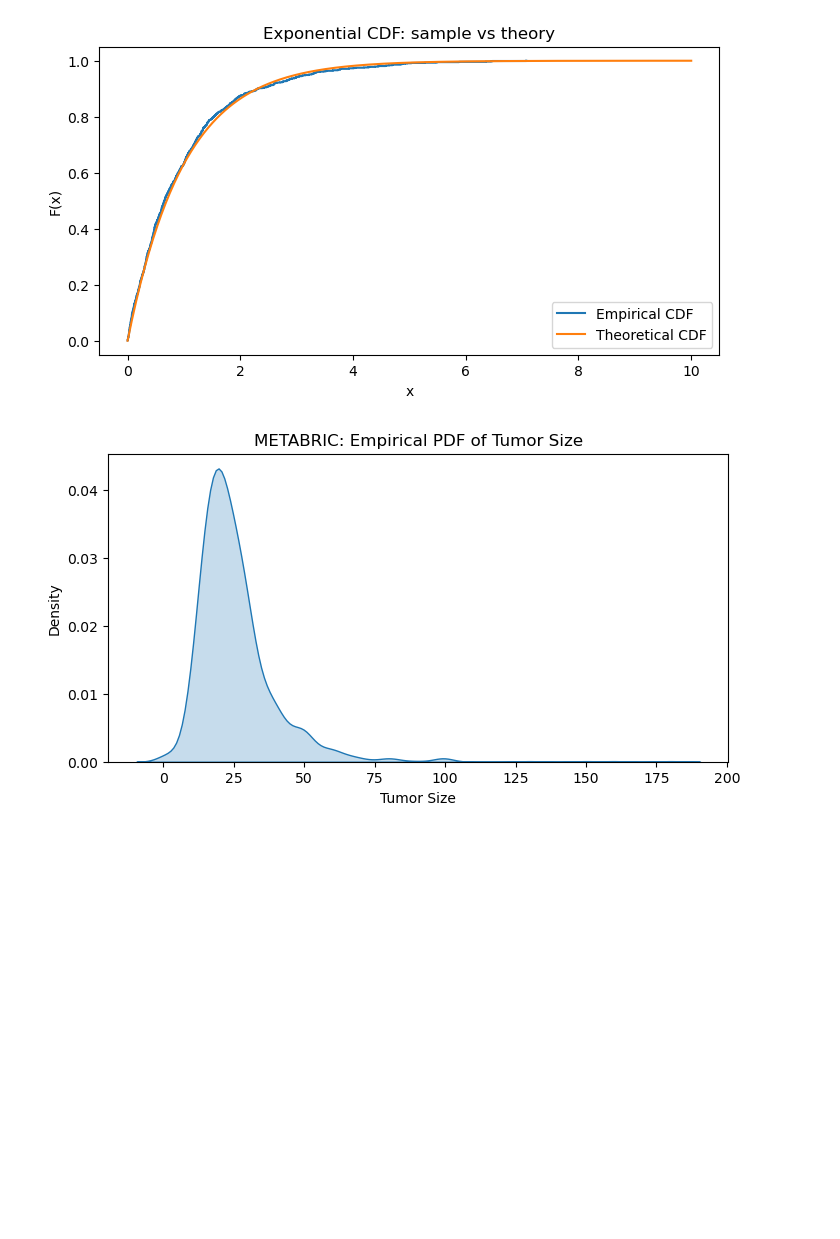
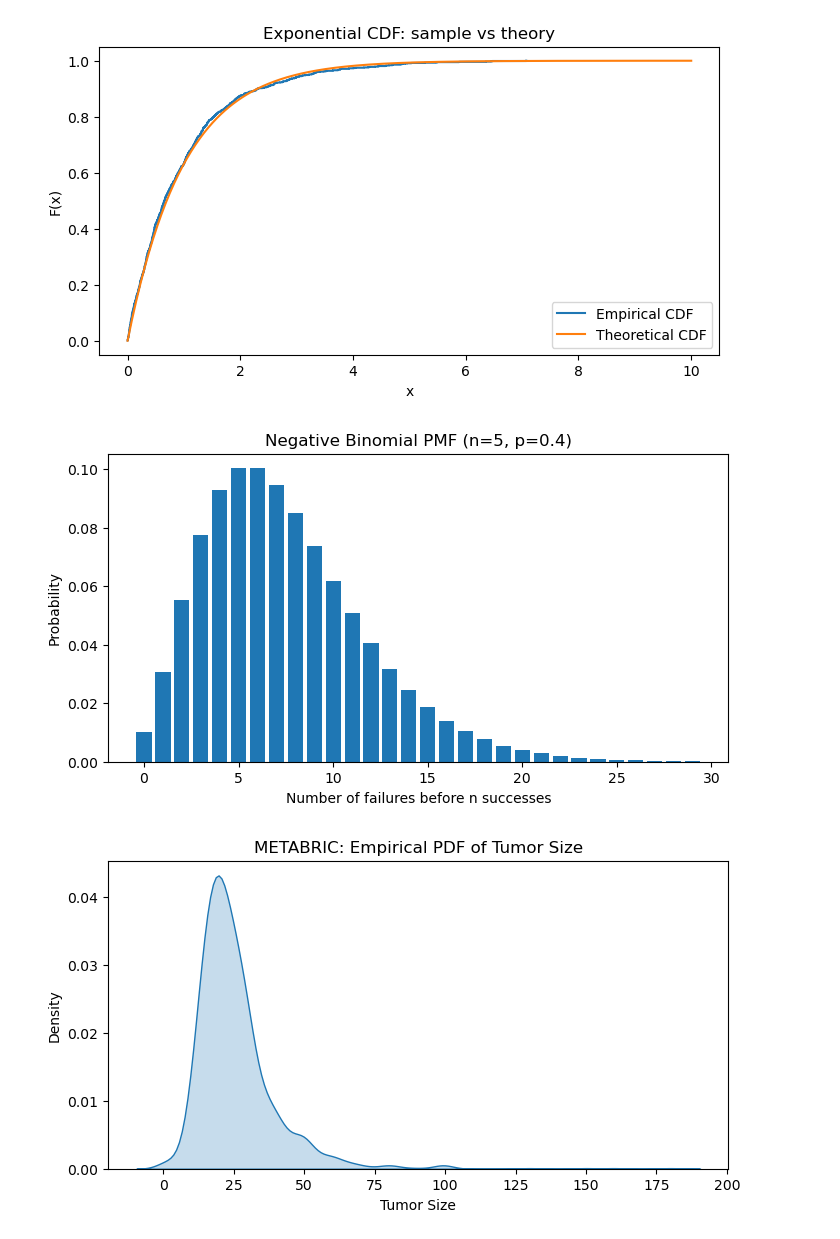
Before and after one commit to shawn01-kubo/DS-5030-Assignment6, a Jupyter notebook: assignment_6.ipynb, the cells around one changed output. Cells and saved outputs as stored; diff of their text form; code cells hidden in the pictures; blank space fills up the shorter version.

```diff
--- a/assignment_6.ipynb
+++ b/assignment_6.ipynb
@@ -448,6 +532,21 @@ plt.show()
 # %% [output]
 [figure]
 [figure]
+# %%
+from scipy.stats import nbinom
+
+n, p = 5, 0.4
+x_nb = np.arange(0, 30)
+pmf_nb = nbinom.pmf(x_nb, n, p)
+
+plt.figure(figsize=(8,4))
+plt.bar(x_nb, pmf_nb)
+plt.title("Negative Binomial PMF (n=5, p=0.4)")
+plt.xlabel("Number of failures before n successes")
+plt.ylabel("Probability")
+plt.show()
+# %% [output]
+[figure, added]
 # %%
 import pandas as pd
 import seaborn as sns
```
Also changed, not shown: parts of 1 cell of this notebook.
